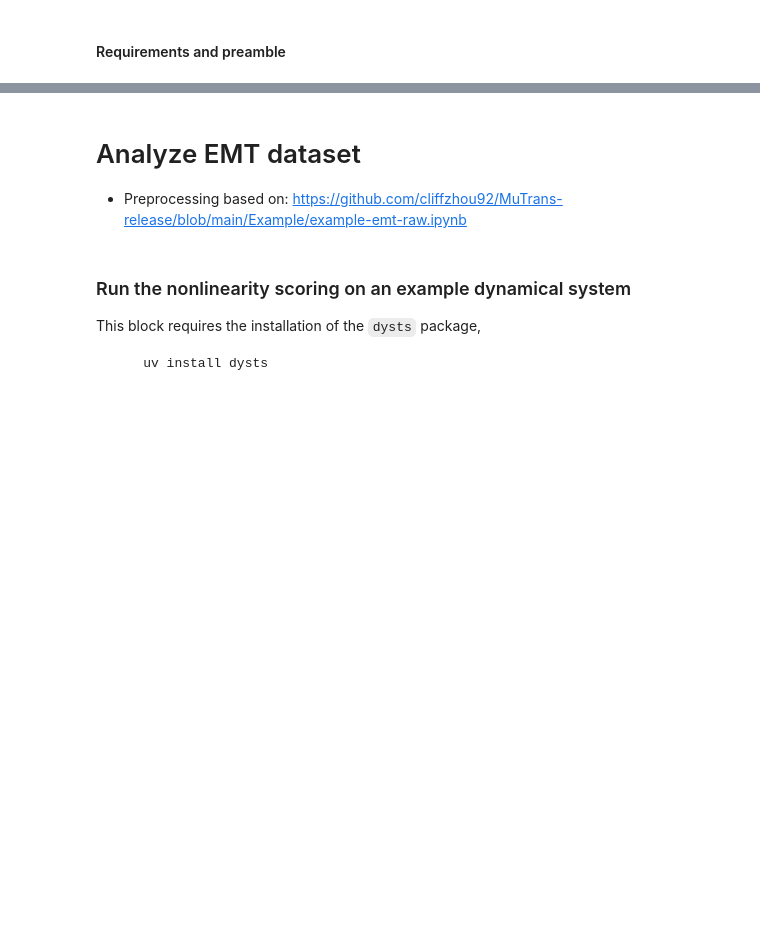
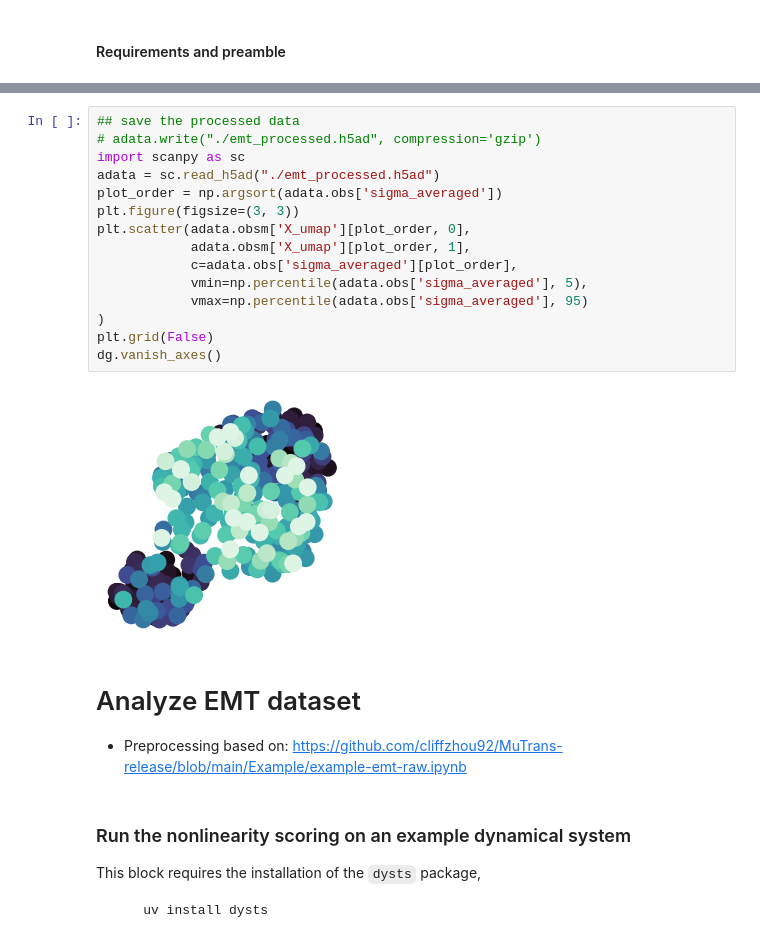
Before and after one commit to williamgilpin/rice, a Jupyter notebook: examples/emt.ipynb, the cells around one changed output, grey strips where cells are left out. Cells and saved outputs as stored; diff of their text form; blank space fills up the shorter version.

```diff
--- a/examples/emt.ipynb
+++ b/examples/emt.ipynb
@@ -33,3 +27,20 @@ The autoreload extension is already loaded. To reload it, use:
+# %%
+## save the processed data
+# adata.write("./emt_processed.h5ad", compression='gzip')
+import scanpy as sc
+adata = sc.read_h5ad("./emt_processed.h5ad")
+plot_order = np.argsort(adata.obs['sigma_averaged'])
+plt.figure(figsize=(3, 3))
+plt.scatter(adata.obsm['X_umap'][plot_order, 0],
+            adata.obsm['X_umap'][plot_order, 1],
+            c=adata.obs['sigma_averaged'][plot_order],
+            vmin=np.percentile(adata.obs['sigma_averaged'], 5),
+            vmax=np.percentile(adata.obs['sigma_averaged'], 95)
+)
+plt.grid(False)
+dg.vanish_axes()
+# %% [output]
+[figure, added]
 # %% [markdown]
 # Analyze EMT dataset
 
```
Also changed, not shown: parts of 4 cells of this notebook, 15 other files.
